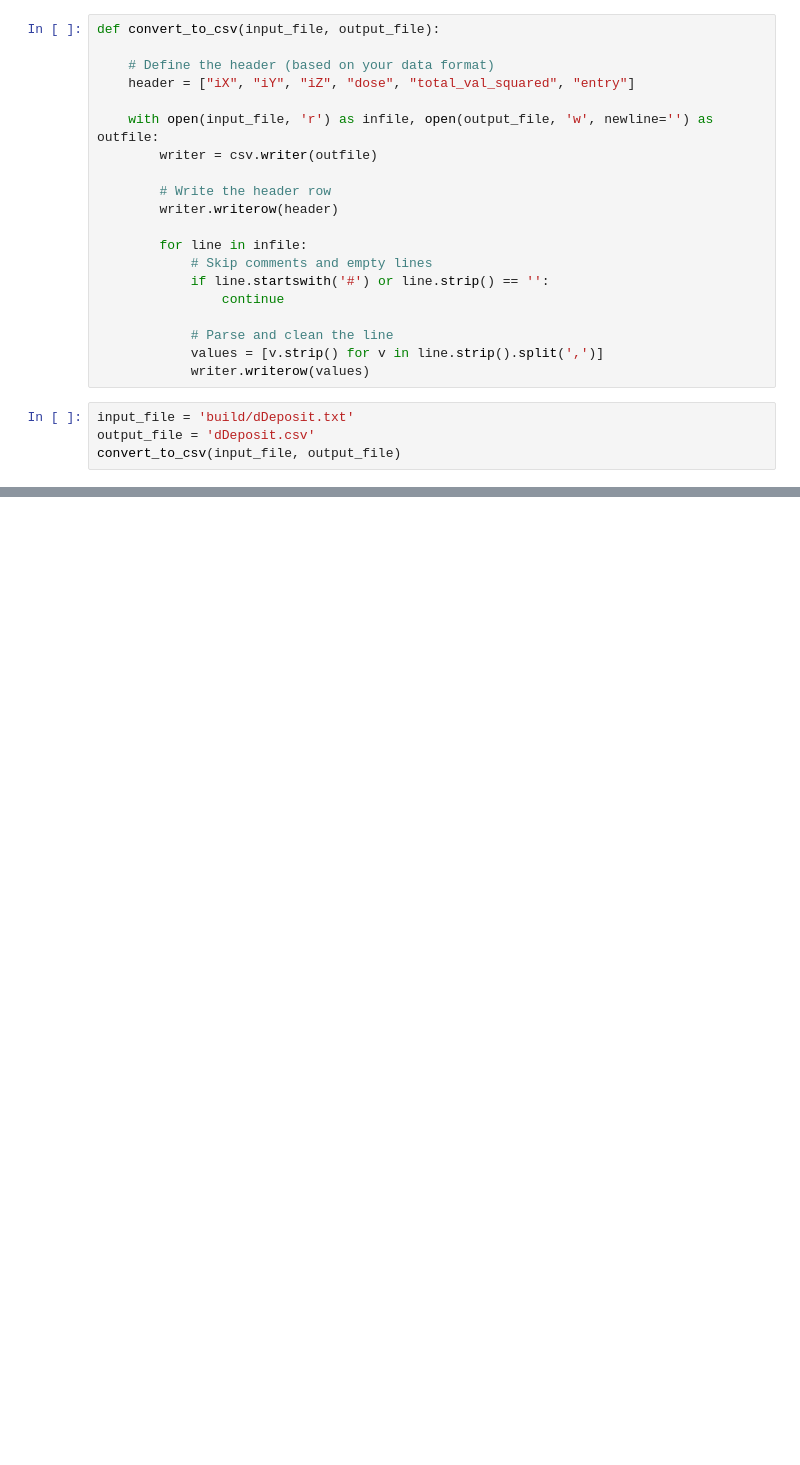
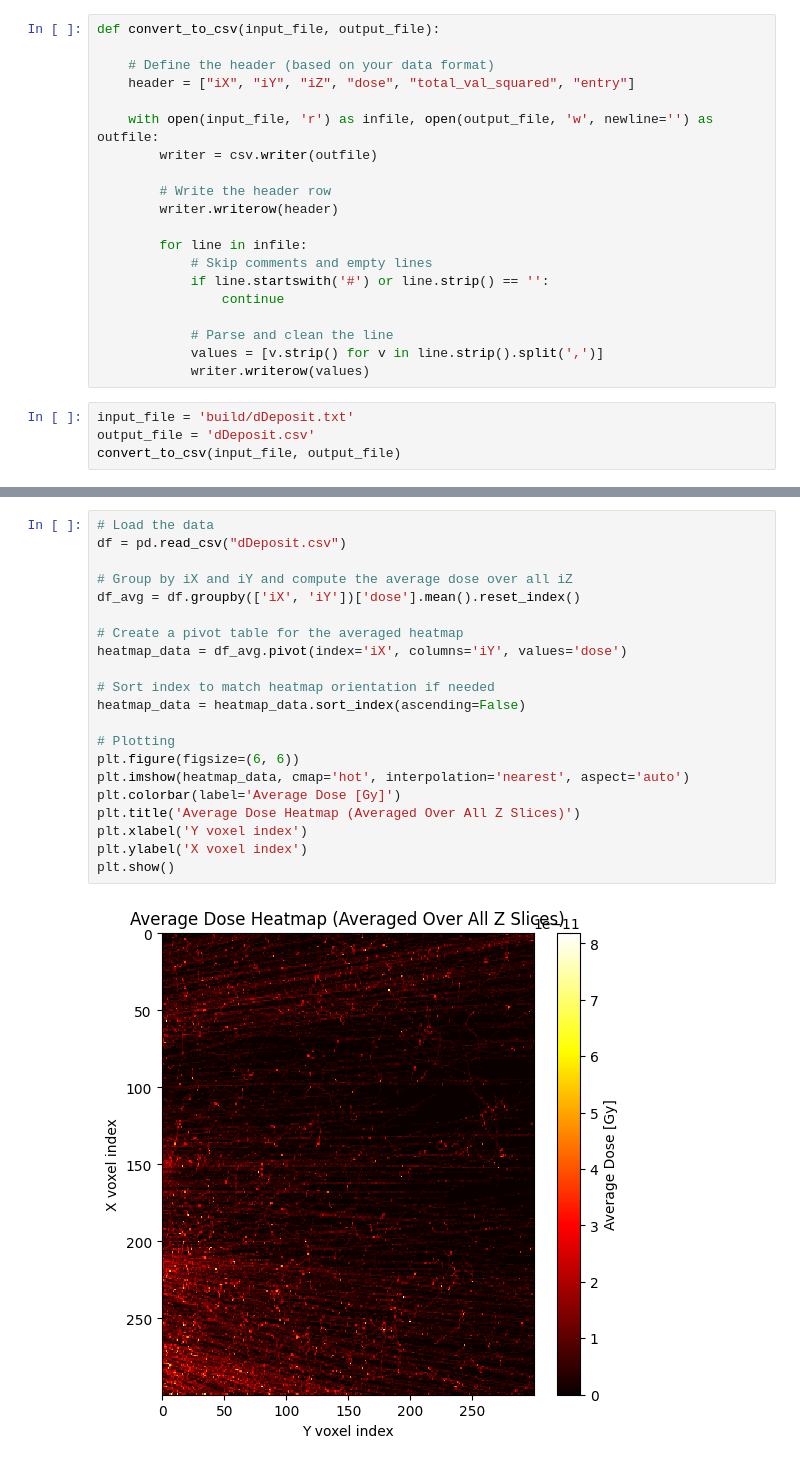
Before and after one commit to waleey/RE03, a Jupyter notebook: analysis.ipynb, the cells around one changed output, grey strips where cells are left out. Saved outputs shown, nothing was run; the diff lists cells and outputs as text; blank space fills up the shorter version.

```diff
--- a/analysis.ipynb
+++ b/analysis.ipynb
@@ -52,0 +59,23 @@ plt.show()
+# %%
+# Load the data
+df = pd.read_csv("dDeposit.csv")
+
+# Group by iX and iY and compute the average dose over all iZ
+df_avg = df.groupby(['iX', 'iY'])['dose'].mean().reset_index()
+
+# Create a pivot table for the averaged heatmap
+heatmap_data = df_avg.pivot(index='iX', columns='iY', values='dose')
+
+# Sort index to match heatmap orientation if needed
+heatmap_data = heatmap_data.sort_index(ascending=False)
+
+# Plotting
+plt.figure(figsize=(6, 6))
+plt.imshow(heatmap_data, cmap='hot', interpolation='nearest', aspect='auto')
+plt.colorbar(label='Average Dose [Gy]')
+plt.title('Average Dose Heatmap (Averaged Over All Z Slices)')
+plt.xlabel('Y voxel index')
+plt.ylabel('X voxel index')
+plt.show()
+# %% [output]
+[figure, added]
```
Also changed, not shown: parts of 6 cells of this notebook, 4 other files.
